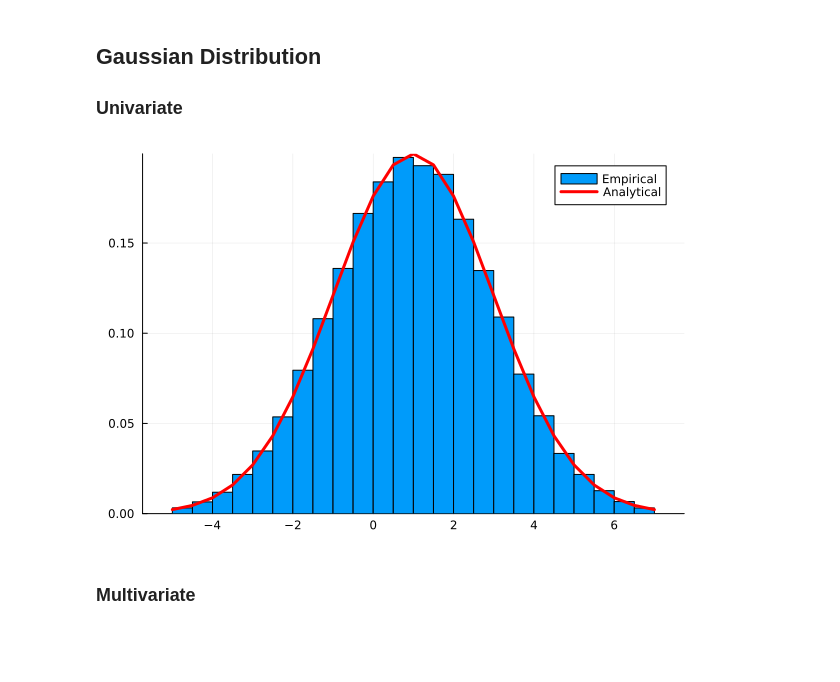
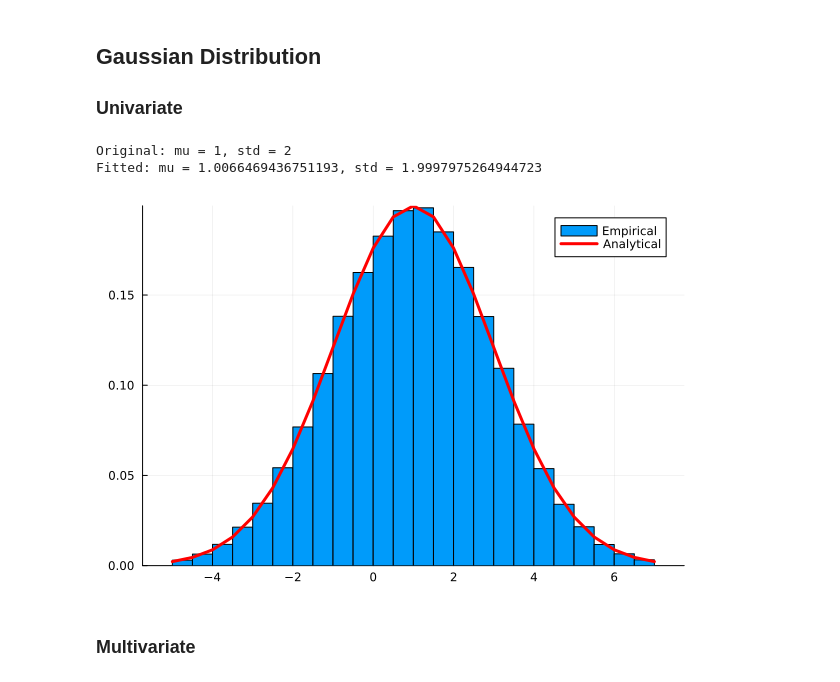
Before and after one commit to SylvainBrouwer/PRML-in-Julia, a Jupyter notebook: notebooks/ch02_probability_distributions.ipynb, the cells around one changed output. Cells and saved outputs as stored; diff of their text form; code cells hidden in the pictures; blank space fills up the shorter version.

```diff
--- a/notebooks/ch02_probability_distributions.ipynb
+++ b/notebooks/ch02_probability_distributions.ipynb
@@ -131,12 +131,21 @@ plot!(camera=(110,20))
 # %%
 dist = Gaussian(1, 2)
 X = -5:0.5:7
 density = map(x -> pdf(dist, x), X)
 smp = sample(dist, 100000)
+
+# MLE on generated data and assert that params match
+fitteddist = mle(Gaussian, smp)
+println("Original: mu = $(dist.mu), std = $(dist.std)")
+println("Fitted: mu = $(fitteddist.mu), std = $(fitteddist.std)")
+
+# Show empirical and analytical dist
 histogram(smp, bins=X, normalize=:pdf, label="Empirical")
 plot!(X, density, lw=3, color=:red, label="Analytical")
 # %% [output]
+Original: mu = 1, std = 2
+Fitted: mu = 1.0066469436751193, std = 1.9997975264944723
-[figure, old version]
+[figure, new version]
 # %% [markdown]
 ### Multivariate
 # %%
```
Also changed, not shown: parts of 4 cells of this notebook, 6 other files.
